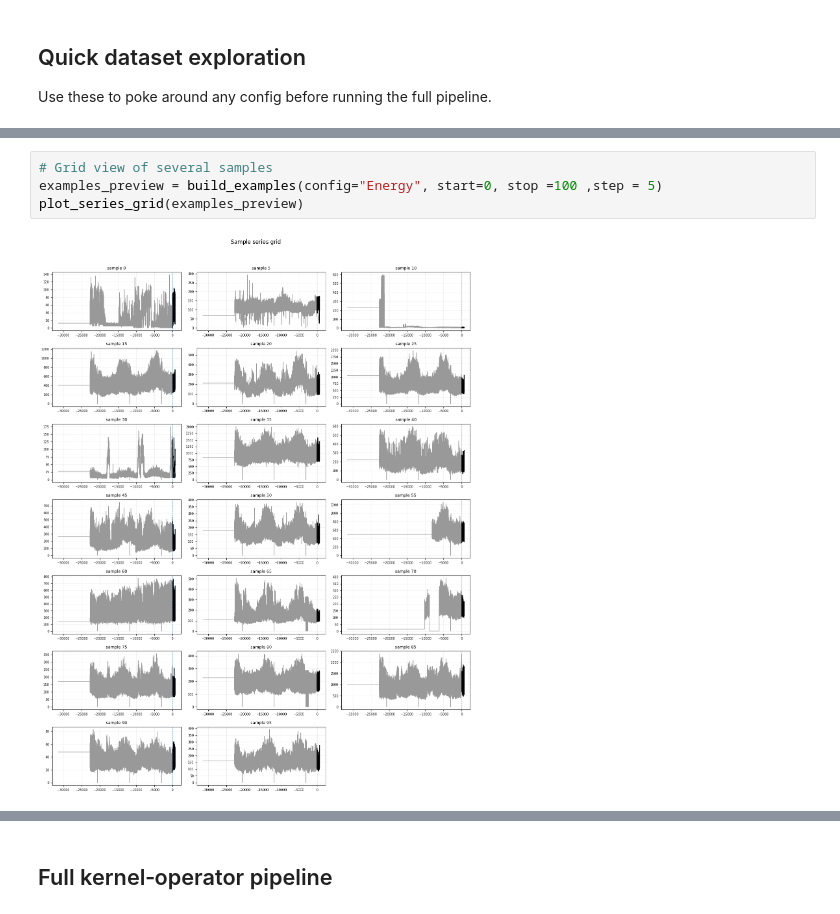
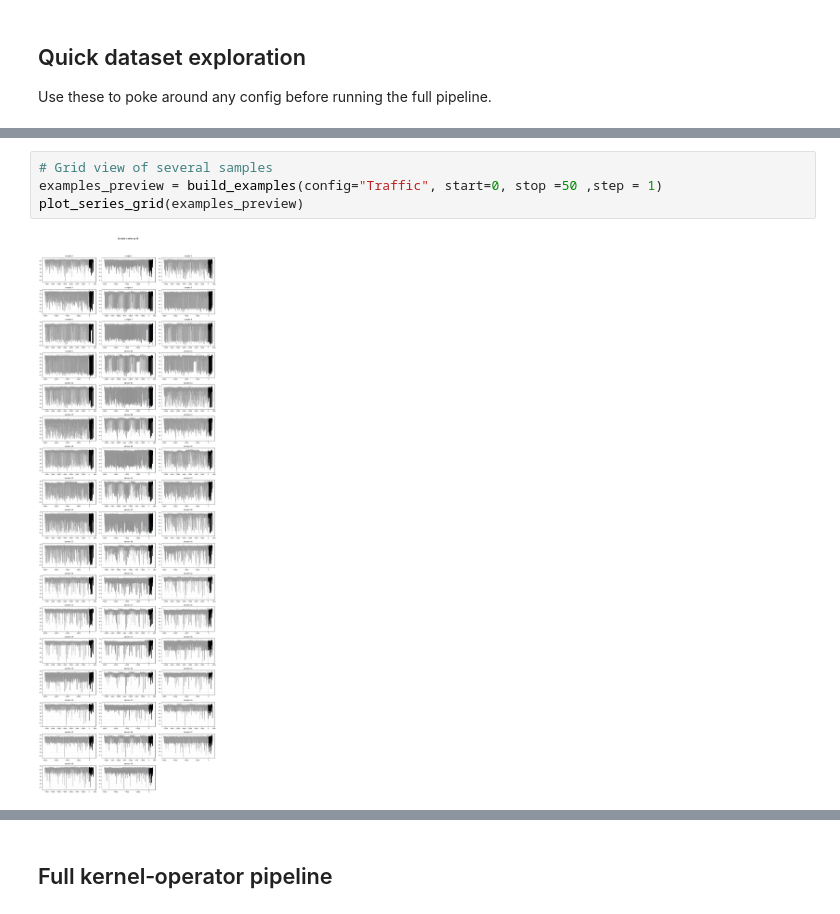
Before and after one commit to chahineNejm/kernels_playground, a Jupyter notebook: first_tests/tweaks.ipynb, the cells around one changed output, grey strips where cells are left out. Drawn from its saved outputs; the diff is of its cells as text.

```diff
--- a/first_tests/tweaks.ipynb
+++ b/first_tests/tweaks.ipynb
@@ -109,6 +113,6 @@ history: (31464,)  future: (720,)
 # %%
 # Grid view of several samples
-examples_preview = build_examples(config="Energy", start=0, stop =100 ,step = 5)
+examples_preview = build_examples(config="Traffic", start=0, stop =50 ,step = 1)
 plot_series_grid(examples_preview)
 # %% [output]
-[figure, old version]
+[figure, new version]
```
Also changed, not shown: parts of 10 cells of this notebook.
